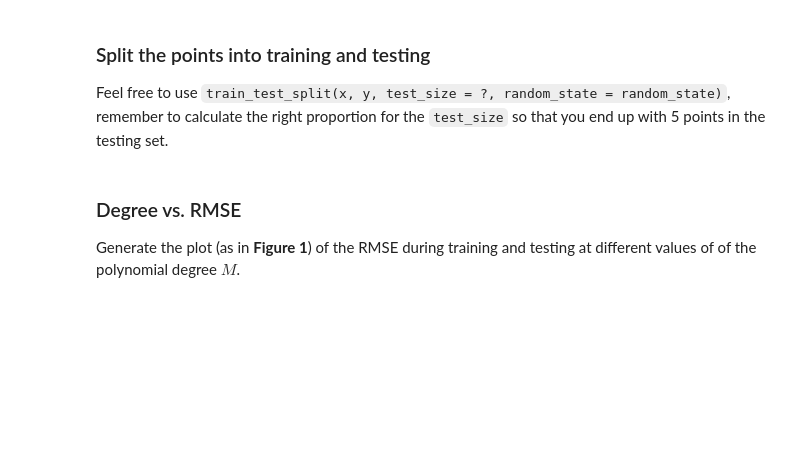
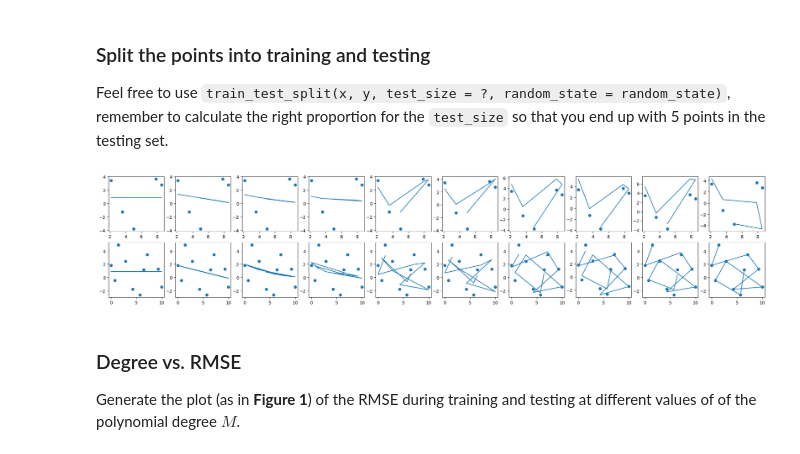
Before and after one commit to davi-dressler/fgv_tacd, a Jupyter notebook: fgv-class-2026-tarefa-2/A2_template.ipynb, the cells around one changed output. Saved outputs shown, nothing was run; the diff lists cells and outputs as text; code cells hidden in the pictures; blank space fills up the shorter version.

```diff
--- a/fgv-class-2026-tarefa-2/A2_template.ipynb
+++ b/fgv-class-2026-tarefa-2/A2_template.ipynb
@@ -62,0 +78,15 @@ Feel free to use `train_test_split(x, y, test_size = ?, random_state = random_st
+# %%
+def createPolinomialPhi(X, n):
+    Phi = np.zeros((X.shape[0], n+1))
+
+    for i in range(n+1):
+        Phi[:, i] += X**i
+
+    return Phi
+# %%
+def lr_pseudo_inverse(X, y):
+    Pinv = np.linalg.inv(np.transpose(X) @ X) @ np.transpose(X)
+
+    w = Pinv @ y
+
+    return w
@@ -62,0 +99,30 @@ Feel free to use `train_test_split(x, y, test_size = ?, random_state = random_st
+# %%
+def createPolinomialPredictions(n_min, n_max, X_train, X_test, y_train):
+    predctions_train = []
+    predctions_test = []
+
+    for i in range(n_min, n_max):
+        Phi_train = createPolinomialPhi(X_train, i)
+        Phi_test = createPolinomialPhi(X_test, i)
+
+        w_train = lr_pseudo_inverse(Phi_train, y_train)
+
+        y_predicted_train = Phi_train @ w_train
+        y_predicted_test = Phi_test @ w_train
+
+        predctions_train.append(y_predicted_train)
+        predctions_test.append(y_predicted_test)
+
+    return predctions_train, predctions_test
+# %%
+predctions_train, predctions_test = createPolinomialPredictions(0, 10, X_train, X_test, y_train)
+# %%
+fig, ax = plt.subplots(2,10,figsize= (27,5))
+
+for i in range(10):
+    ax[0,i].scatter(x= X_test, y= y_test)
+    ax[1,i].scatter(x= X_train, y= y_train)
+    ax[0,i].plot(X_test, predctions_test[i])
+    ax[1,i].plot(X_train, predctions_train[i])
+# %% [output]
+[figure, added]
```
Also changed, not shown: parts of 8 cells of this notebook.
